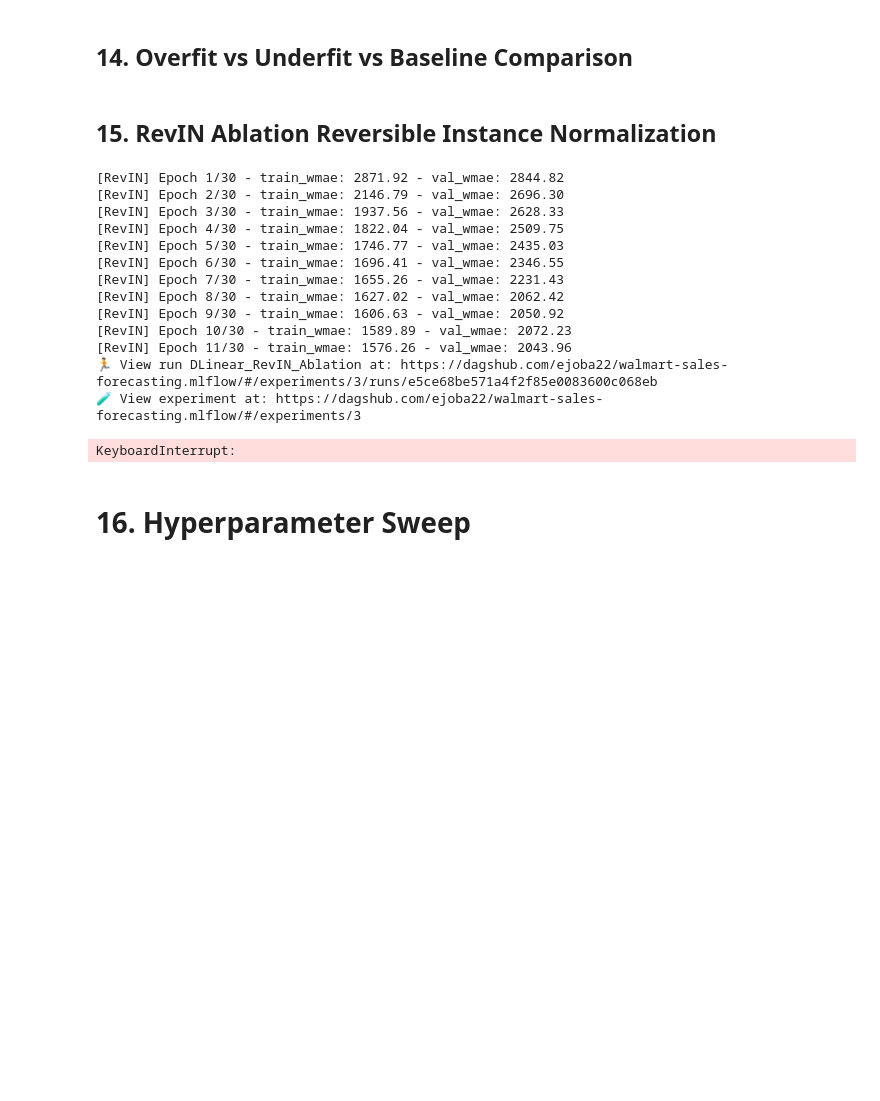
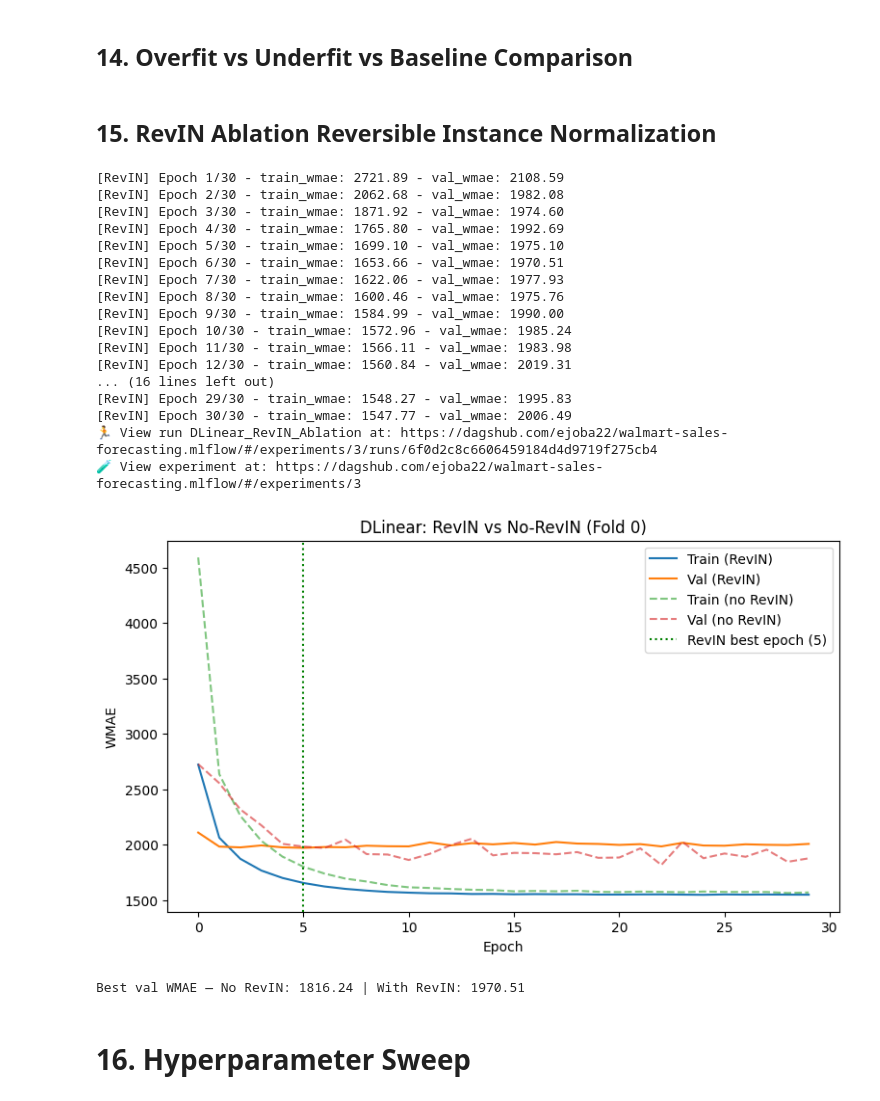
Before and after one commit to EleneJobava/walmart-sales-forecasting, a Jupyter notebook: model_experiment_DLinear.ipynb, the cells around one changed output. Drawn from its saved outputs; the diff is of its cells as text; code cells hidden in the pictures; blank space fills up the shorter version.

```diff
--- a/model_experiment_DLinear.ipynb
+++ b/model_experiment_DLinear.ipynb
@@ -1041,6 +1170,13 @@ def train_model(model, train_ds, val_ds, lr=1e-3, batch_size=256, epochs=30,
 # %% [markdown]
 ## 15. RevIN Ablation Reversible Instance Normalization
 # %%
+# fold_results comes from the full 3-fold CV loop (section 10). baseline_train/
+# baseline_val were previously only ever assigned inside the commented-out section 12
+# cell, so this cell would raise NameError on a fresh run — reuse fold 0's (no-RevIN)
+# curves here instead for the comparison plot below.
+baseline_train = fold_results[0]["train_losses"]
+baseline_val = fold_results[0]["val_losses"]
+
 class RevIN(nn.Module):
     def __init__(self, eps=1e-5):
         super().__init__()
@@ -1150,48 +1286,54 @@ with mlflow.start_run(run_name="DLinear_RevIN_Ablation"):
         if val_wmae < best_revin_val:
             best_revin_val = val_wmae
             best_revin_epoch = epoch
             best_revin_state = {k: v.clone() for k, v in revin_model.state_dict().items()}
 
         print(f"[RevIN] Epoch {epoch+1}/30 - train_wmae: {train_wmae:.2f} - val_wmae: {val_wmae:.2f}")
 
     mlflow.log_metric("best_val_wmae", best_revin_val)
     mlflow.log_metric("best_val_epoch", best_revin_epoch)
     revin_model.load_state_dict(best_revin_state)
 
     example_batch = next(iter(train_loader))
     mlflow.pytorch.log_model(
-        revin_model, name="model", serialization_format="pickle",
-        input_example=(example_batch['past_target'][:1].cpu().numpy(), example_batch['future_cov'][:1].cpu().numpy())
+        revin_model, name="model",
+        input_example=(example_batch['past_target'][:1].cpu().numpy(), example_batch['future_cov'][:1].cpu().numpy()),
+        serialization_format="pickle",
     )
 
 fig, ax = plt.subplots(figsize=(9, 5))
 ax.plot(revin_train_losses, label="Train (RevIN)")
 ax.plot(revin_val_losses, label="Val (RevIN)")
 ax.plot(baseline_train, label="Train (no RevIN)", linestyle='--', alpha=0.6)
 ax.plot(baseline_val, label="Val (no RevIN)", linestyle='--', alpha=0.6)
 ax.axvline(best_revin_epoch, color='green', linestyle=':', label=f'RevIN best epoch ({best_revin_epoch})')
 ax.set_xlabel("Epoch")
 ax.set_ylabel("WMAE")
 ax.set_title("DLinear: RevIN vs No-RevIN (Fold 0)")
 ax.legend()
 plt.show()
 
 print(f"Best val WMAE — No RevIN: {min(baseline_val):.2f} | With RevIN: {best_revin_val:.2f}")
 # %% [output]
-[RevIN] Epoch 1/30 - train_wmae: 2871.92 - val_wmae: 2844.82
-[RevIN] Epoch 2/30 - train_wmae: 2146.79 - val_wmae: 2696.30
-[RevIN] Epoch 3/30 - train_wmae: 1937.56 - val_wmae: 2628.33
-[RevIN] Epoch 4/30 - train_wmae: 1822.04 - val_wmae: 2509.75
-[RevIN] Epoch 5/30 - train_wmae: 1746.77 - val_wmae: 2435.03
-[RevIN] Epoch 6/30 - train_wmae: 1696.41 - val_wmae: 2346.55
-[RevIN] Epoch 7/30 - train_wmae: 1655.26 - val_wmae: 2231.43
-[RevIN] Epoch 8/30 - train_wmae: 1627.02 - val_wmae: 2062.42
-[RevIN] Epoch 9/30 - train_wmae: 1606.63 - val_wmae: 2050.92
-[RevIN] Epoch 10/30 - train_wmae: 1589.89 - val_wmae: 2072.23
-[RevIN] Epoch 11/30 - train_wmae: 1576.26 - val_wmae: 2043.96
-🏃 View run DLinear_RevIN_Ablation at: https://dagshub.com/ejoba22/walmart-sales-forecasting.mlflow/#/experiments/3/runs/e5ce68be571a4f2f85e0083600c068eb
+[RevIN] Epoch 1/30 - train_wmae: 2721.89 - val_wmae: 2108.59
+[RevIN] Epoch 2/30 - train_wmae: 2062.68 - val_wmae: 1982.08
+[RevIN] Epoch 3/30 - train_wmae: 1871.92 - val_wmae: 1974.60
+[RevIN] Epoch 4/30 - train_wmae: 1765.80 - val_wmae: 1992.69
+[RevIN] Epoch 5/30 - train_wmae: 1699.10 - val_wmae: 1975.10
+[RevIN] Epoch 6/30 - train_wmae: 1653.66 - val_wmae: 1970.51
+[RevIN] Epoch 7/30 - train_wmae: 1622.06 - val_wmae: 1977.93
+[RevIN] Epoch 8/30 - train_wmae: 1600.46 - val_wmae: 1975.76
+[RevIN] Epoch 9/30 - train_wmae: 1584.99 - val_wmae: 1990.00
+[RevIN] Epoch 10/30 - train_wmae: 1572.96 - val_wmae: 1985.24
+[RevIN] Epoch 11/30 - train_wmae: 1566.11 - val_wmae: 1983.98
+[RevIN] Epoch 12/30 - train_wmae: 1560.84 - val_wmae: 2019.31
+... (16 lines left out)
+[RevIN] Epoch 29/30 - train_wmae: 1548.27 - val_wmae: 1995.83
+[RevIN] Epoch 30/30 - train_wmae: 1547.77 - val_wmae: 2006.49
+🏃 View run DLinear_RevIN_Ablation at: https://dagshub.com/ejoba22/walmart-sales-forecasting.mlflow/#/experiments/3/runs/6f0d2c8c6606459184d4d9719f275cb4
 🧪 View experiment at: https://dagshub.com/ejoba22/walmart-sales-forecasting.mlflow/#/experiments/3
+[figure, added]
-KeyboardInterrupt:
+Best val WMAE — No RevIN: 1816.24 | With RevIN: 1970.51
 # %% [markdown]
 # 16. Hyperparameter Sweep
 # %%
```
Also changed, not shown: parts of 21 cells of this notebook.
